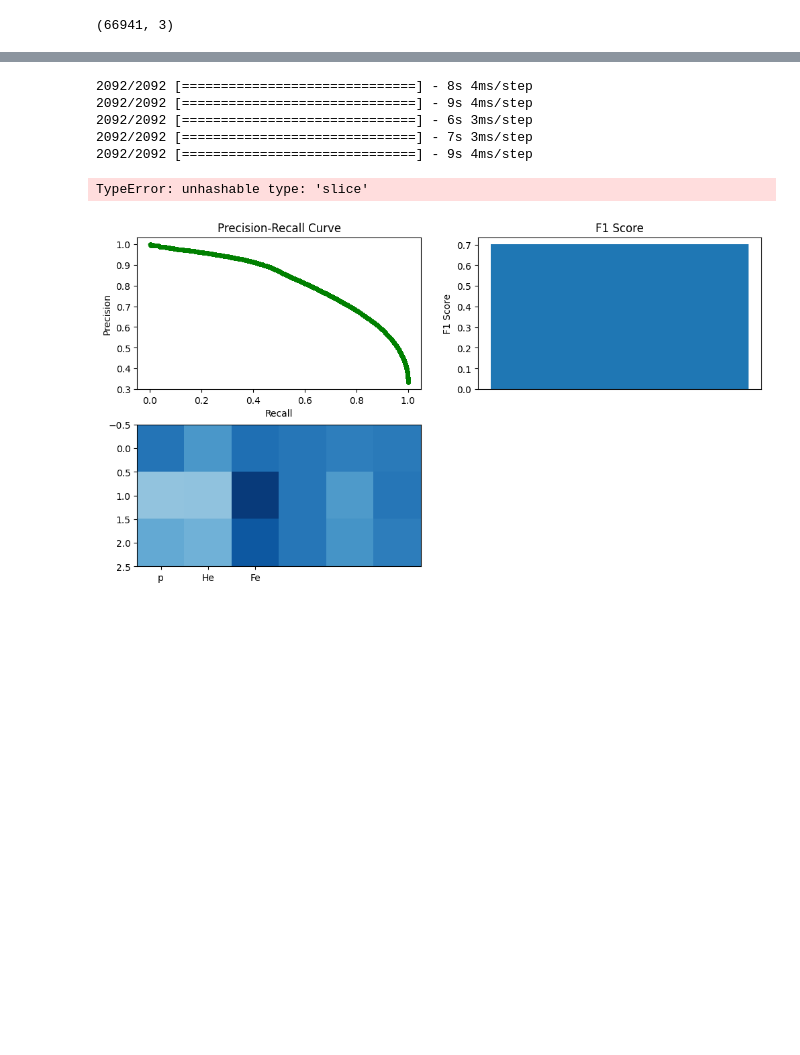
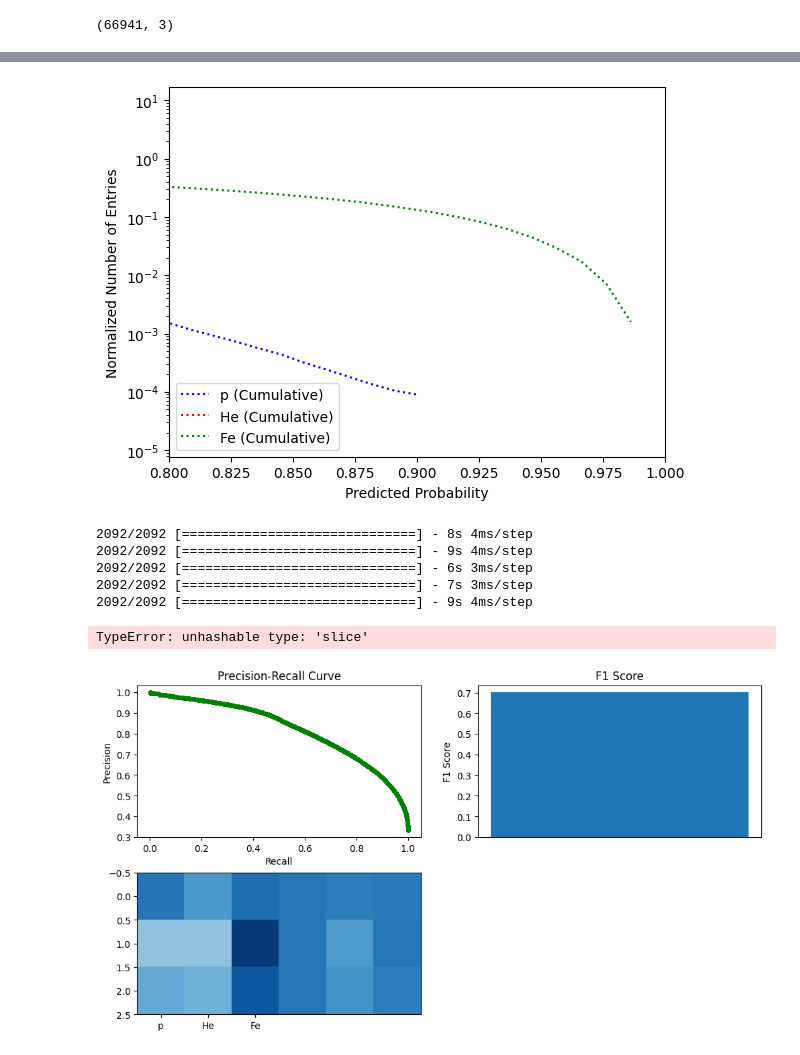
Before and after one commit to LorenzoValente3/Iron-Classifier, a Jupyter notebook: internship.ipynb, the cells around one changed output, grey strips where cells are left out. Saved outputs shown, nothing was run; the diff lists cells and outputs as text; code cells hidden in the pictures; blank space fills up the shorter version.

```diff
--- a/internship.ipynb
+++ b/internship.ipynb
@@ -679,3 +720,58 @@ plt.show()
+# %%
+prob_cut = 0.8
+
+# Split predictions into three separate arrays for each class
+p_predictions = predictions[:, 0]
+he_predictions = predictions[:, 1]
+fe_predictions = predictions[:, 2]
+
+# Create histogram for each class
+p_counts, p_bins, _ = plt.hist(p_predictions, bins=100, alpha=0, density=True)
+he_counts, he_bins, _ = plt.hist(he_predictions, bins=100, alpha=0, density=True)
+fe_counts, fe_bins, _ = plt.hist(fe_predictions, bins=100, alpha=0, density=True)
+
+# Normalize the distributions
+p_counts /= np.max(p_counts)
+he_counts /= np.max(he_counts)
+fe_counts /= np.max(fe_counts)
+
+# Set the range of the y-axis to 0-1
+#plt.ylim(0, 1.1)
+
+# Plot the normalized histograms
+plt.hist(p_bins[:-1], bins=p_bins, weights=p_counts, alpha=0)
+plt.hist(he_bins[:-1], bins=he_bins, weights=he_counts, alpha=0)
+plt.hist(fe_bins[:-1], bins=fe_bins, weights=fe_counts, alpha=0)
+
+# Calculate cumulative histograms
+p_cumulative = np.cumsum(p_counts[::-1])[::-1]
+he_cumulative = np.cumsum(he_counts[::-1])[::-1]
+fe_cumulative = np.cumsum(fe_counts[::-1])[::-1]
+
+# Normalize cumulative histograms
+p_cumulative /= np.max(p_cumulative)
+he_cumulative /= np.max(he_cumulative)
+fe_cumulative /= np.max(fe_cumulative)
+
+# Generate cumulative histogram plot
+plt.plot(p_bins[:-1], p_cumulative, label='p (Cumulative)', color='blue', linestyle='dotted')
+plt.plot(he_bins[:-1], he_cumulative, label='He (Cumulative)', color='red', linestyle='dotted')
+plt.plot(fe_bins[:-1], fe_cumulative, label='Fe (Cumulative)', color='green', linestyle='dotted')
+
+# Set plot labels and legend
+plt.xlabel('Predicted Probability')
+plt.ylabel('Normalized Number of Entries')
+plt.legend(loc='lower left')
+if prob_cut is not None:
+    plt.xlim(prob_cut, 1)
+
+# Set y-axis to log scale
+plt.yscale('log')
+
+# Show the plot
+plt.show()
+# %% [output]
+[figure, added]
 # %%
 utils.plot_evaluation_plots(ensemble_model, x_valid, y_valid)
 # %% [output]
```
Also changed, not shown: parts of 8 cells of this notebook.
